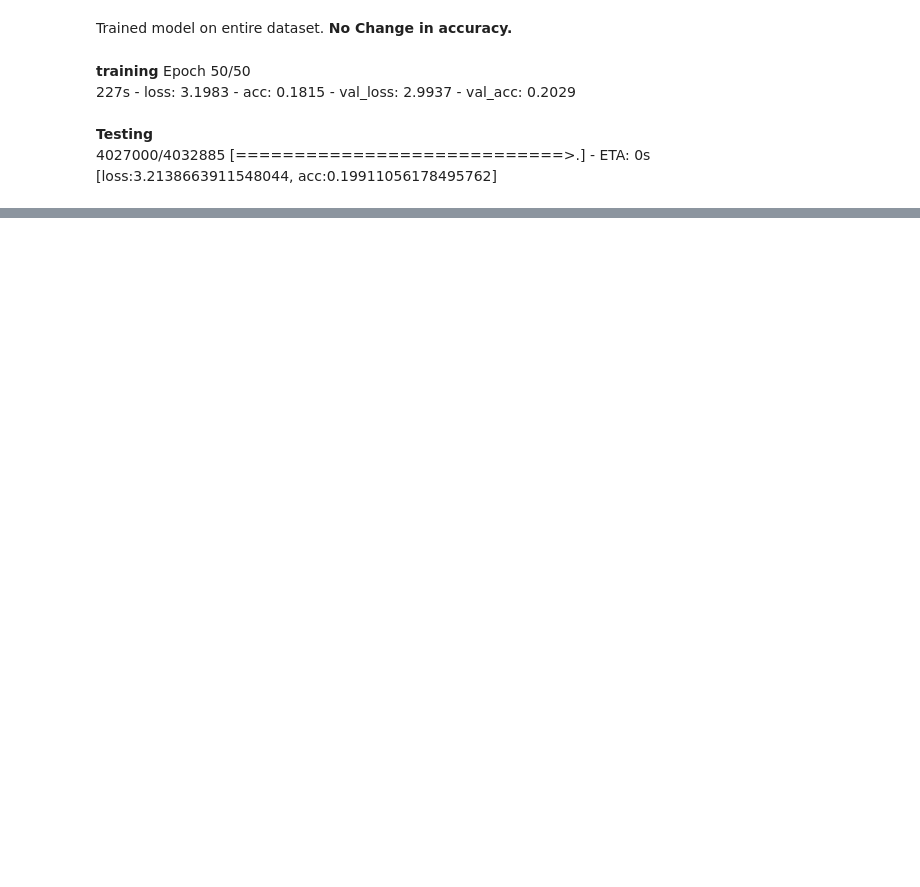
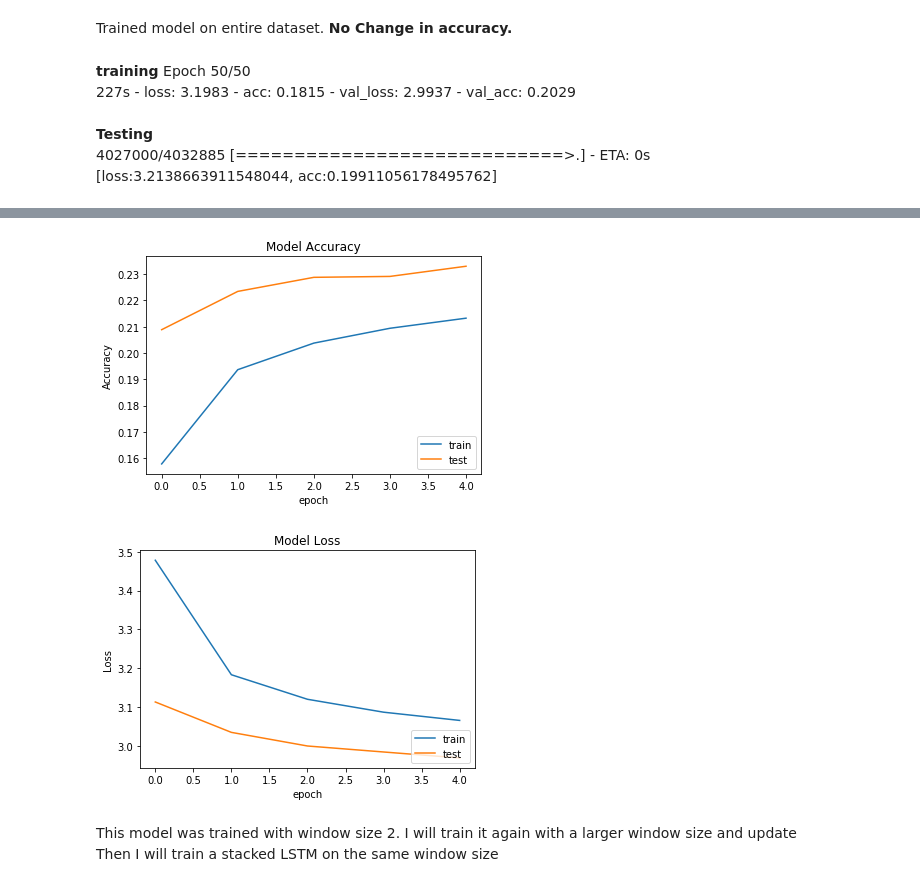
Before and after one commit to vagrawal/gsoc-progress, a Jupyter notebook: habdullah/Notes.ipynb, the cells around one changed output, grey strips where cells are left out. Cells and saved outputs as stored; diff of their text form; code cells hidden in the pictures; blank space fills up the shorter version.

```diff
--- a/habdullah/Notes.ipynb
+++ b/habdullah/Notes.ipynb
@@ -572,0 +633,12 @@ Epoch 50/50<br>
+# %%
+look_back = 2
+trainX, trainY = create_dataset(xtrain,ytrain, look_back)
+testX, testY = create_dataset(xtest,ytest, look_back)
+# %%
+# reshape input to be [samples, time steps, features]
+trainX = np.reshape(trainX, (trainX.shape[0], trainX.shape[1], 26))
+testX = np.reshape(testX, (testX.shape[0], testX.shape[1], 26))
+# %%
+#one hot
+trainY = to_categorical(trainY, num_classes = 132)
+testY =to_categorical(testY,num_classes=132)
@@ -572,0 +663,12 @@ Epoch 50/50<br>
+# %%
+from keras.utils import plot_model
+
+#batch_size = 1
+model = Sequential()
+model.add(LSTM(100, input_shape=(look_back, 26),return_sequences= True))
+model.add(Dropout(0.3))
+model.add(Dense(132,activation='softmax'))
+model.compile(optimizer='adam',loss='categorical_crossentropy',metrics=['accuracy'])
+#for i in range(200):
+lstm_hist=model.fit(trainX, trainY, epochs=5, validation_split=0.2,batch_size=1000, verbose=2)
+#model.reset_states()
@@ -572,0 +681,8 @@ Epoch 50/50<br>
+# %%
+printgraph(lstm_hist,'singlelayer_acc','singlelayer_loss',1,0,)
+# %% [output]
+[figure, added]
+[figure, added]
+# %% [markdown]
+This model was trained with window size 2. I will train it again with a larger window size and update<br>
+Then I will train a stacked LSTM on the same window size
```
Also changed, not shown: parts of 20 cells of this notebook.
